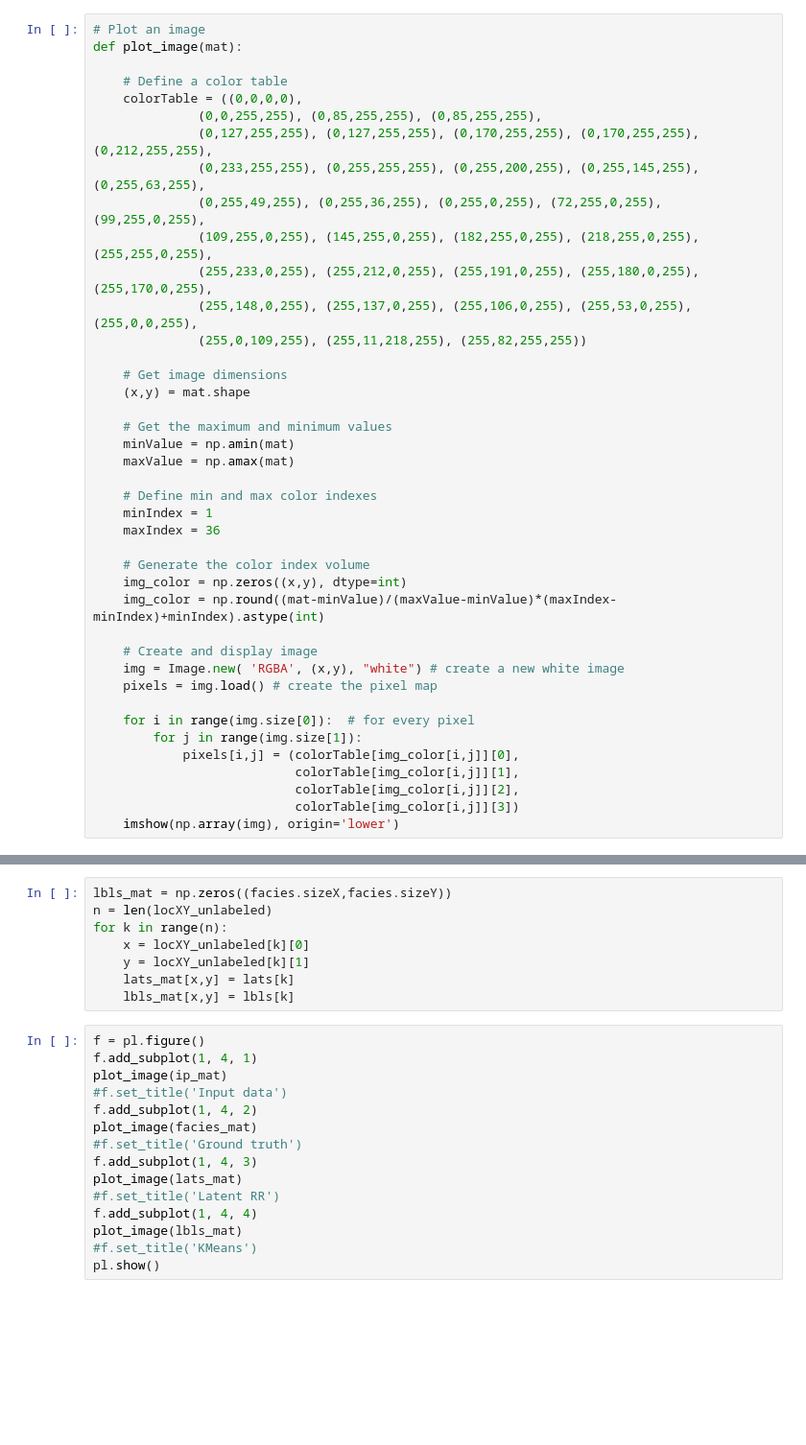
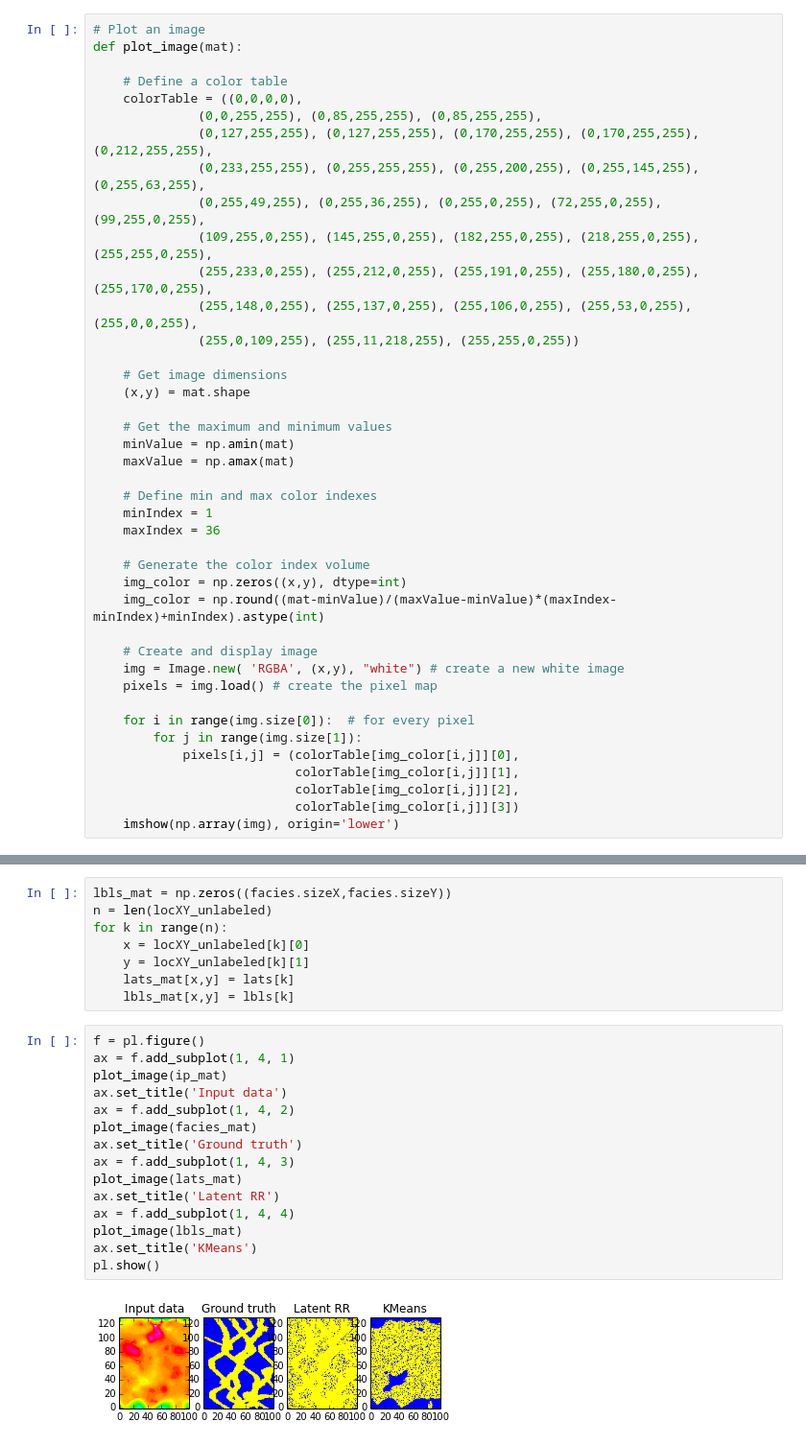
Before and after one commit to nicococo/niidbox, a Jupyter notebook: latentRR_final.ipynb, the cells around one changed output, grey strips where cells are left out. Shown at 96% size. Saved outputs shown, nothing was run; the diff lists cells and outputs as text; blank space fills up the shorter version.

```diff
--- a/latentRR_final.ipynb
+++ b/latentRR_final.ipynb
@@ -64,7 +63,7 @@ def plot_image(mat):
               (109,255,0,255), (145,255,0,255), (182,255,0,255), (218,255,0,255), (255,255,0,255),
               (255,233,0,255), (255,212,0,255), (255,191,0,255), (255,180,0,255), (255,170,0,255),
               (255,148,0,255), (255,137,0,255), (255,106,0,255), (255,53,0,255), (255,0,0,255),
-              (255,0,109,255), (255,11,218,255), (255,82,255,255))
+              (255,0,109,255), (255,11,218,255), (255,255,0,255))
 
     # Get image dimensions
     (x,y) = mat.shape
@@ -331,16 +330,18 @@ for k in range(n):
     lbls_mat[x,y] = lbls[k]
 # %%
 f = pl.figure()
-f.add_subplot(1, 4, 1)
+ax = f.add_subplot(1, 4, 1)
 plot_image(ip_mat)
-#f.set_title('Input data')
-f.add_subplot(1, 4, 2)
+ax.set_title('Input data')
+ax = f.add_subplot(1, 4, 2)
 plot_image(facies_mat)
-#f.set_title('Ground truth')
-f.add_subplot(1, 4, 3)
+ax.set_title('Ground truth')
+ax = f.add_subplot(1, 4, 3)
 plot_image(lats_mat)
-#f.set_title('Latent RR')
-f.add_subplot(1, 4, 4)
+ax.set_title('Latent RR')
+ax = f.add_subplot(1, 4, 4)
 plot_image(lbls_mat)
-#f.set_title('KMeans')
+ax.set_title('KMeans')
 pl.show()
+# %% [output]
+[figure, added]
```
Also changed, not shown: parts of 8 cells of this notebook.
